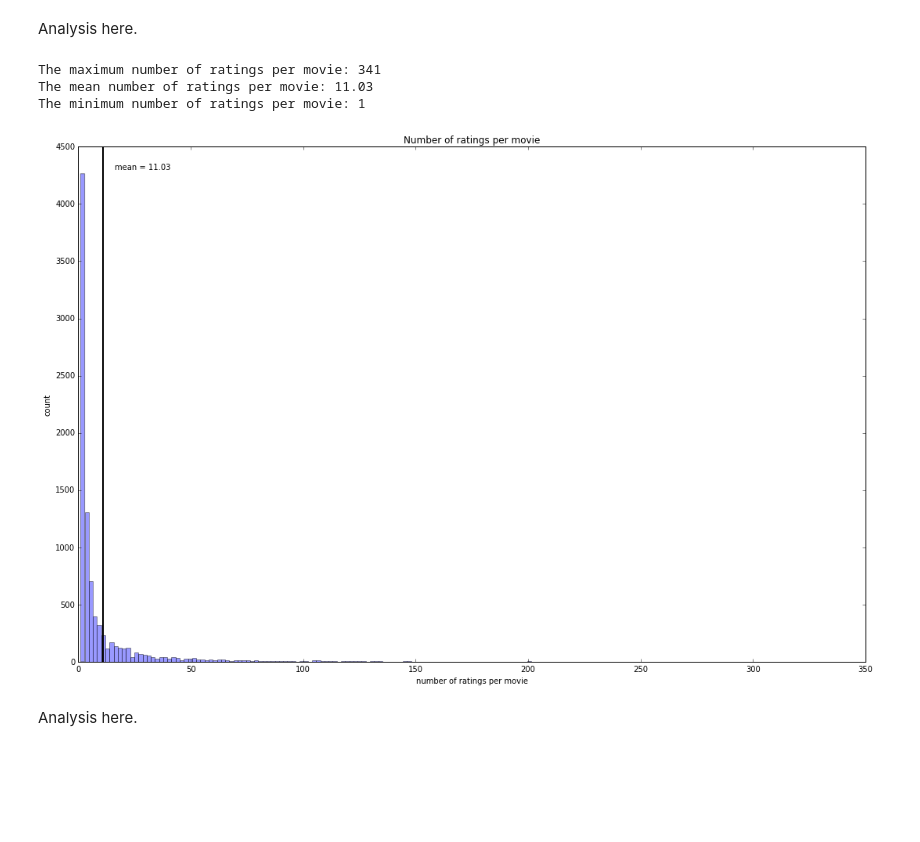
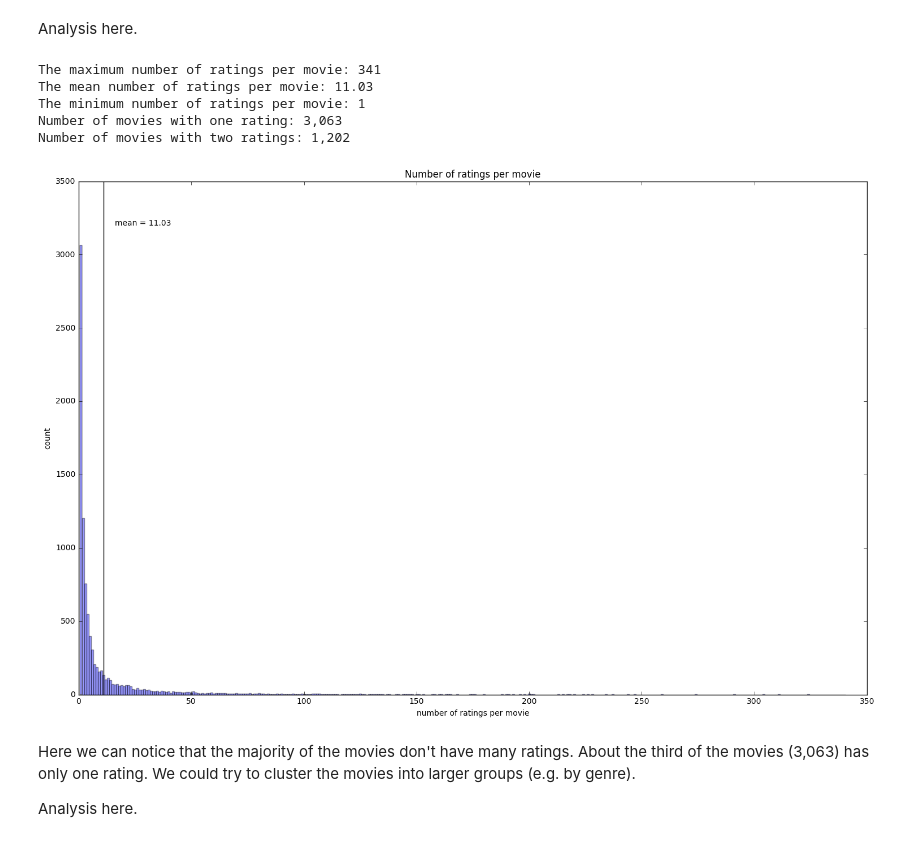
Before and after one commit to starbuck10/CS109a_DataScience_UserRatings_Team_Project, a Jupyter notebook: MovieLens/User_Ratings_Project.ipynb, the cells around one changed output. Saved outputs shown, nothing was run; the diff lists cells and outputs as text; code cells hidden in the pictures; blank space fills up the shorter version.

Commit message:
explore_num_ratings_per_movie ("Number of movies with one rating", bins in the histogram)

```diff
--- a/MovieLens/User_Ratings_Project.ipynb
+++ b/MovieLens/User_Ratings_Project.ipynb
@@ -228,36 +228,45 @@ Analysis here.
 # %%
 def explore_num_ratings_per_movie(dataset):
     ratings_df = dataset.ratings_df
     movie_ids = ratings_df['movieId']
 
     movie_id_counter = Counter(movie_ids)
     num_ratings_per_movie = movie_id_counter.values()
 
     mean = np.mean(num_ratings_per_movie)
     print 'The maximum number of ratings per movie: %.0f' % np.max(num_ratings_per_movie)
     print 'The mean number of ratings per movie: %.2f' % mean
     print 'The minimum number of ratings per movie: %.0f' % np.min(num_ratings_per_movie)
 
+    num_ratings_per_movie_counter = Counter(num_ratings_per_movie)
+
+    print 'Number of movies with one rating: {:,}'.format(num_ratings_per_movie_counter[1])
+    print 'Number of movies with two ratings: {:,}'.format(num_ratings_per_movie_counter[2])
+
     _, ax = plt.subplots(1, 1, figsize=get_fig_size())
 
-    ax.hist(num_ratings_per_movie, bins=185, alpha=0.4)
+    ax.hist(num_ratings_per_movie, bins=np.arange(0.5, 341.5, step=1.0), alpha=0.4)
 
-    ax.axvline(x=mean, linewidth=2, color='k')
-    plt.text(mean + 5, 4300, 'mean = %.2f' % mean)
+    ax.axvline(x=mean, linewidth=1, color='k')
+    plt.text(mean + 5, 3200, 'mean = %.2f' % mean)
 
     ax.set_xlabel('number of ratings per movie')
     ax.set_ylabel('count')
     ax.set_title('Number of ratings per movie')
 
     plt.tight_layout()
     plt.show()
 
 
 explore_num_ratings_per_movie(dataset)
 # %% [output]
 The maximum number of ratings per movie: 341
 The mean number of ratings per movie: 11.03
 The minimum number of ratings per movie: 1
+Number of movies with one rating: 3,063
+Number of movies with two ratings: 1,202
-[figure, old version]
+[figure, new version]
-# %% [markdown]
-Analysis here.
+# %% [markdown]
+Here we can notice that the majority of the movies don't have many ratings. About the third of the movies (3,063) has only one rating. We could try to cluster the movies into larger groups (e.g. by genre).
+
+Analysis here.
```
Also changed, not shown: 1 other file.
